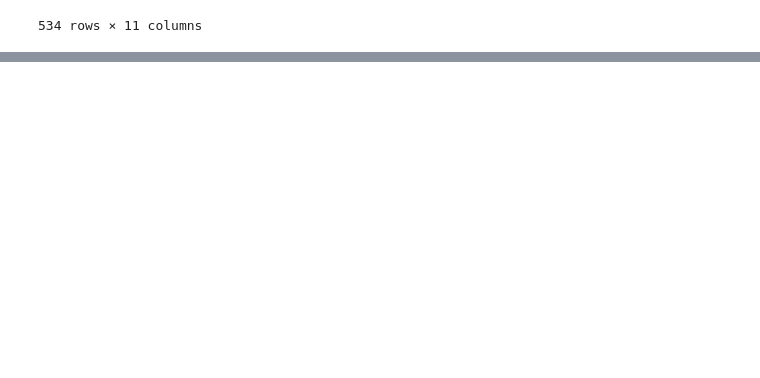
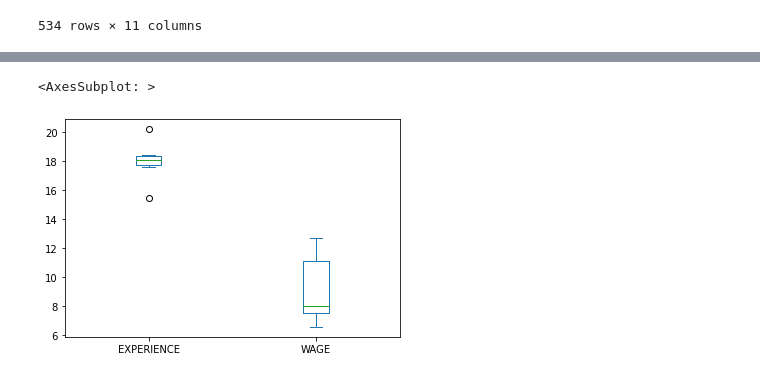
Before and after one commit to Verma09/digipodium, a Jupyter notebook: data_science/data_analysis4.ipynb, the cells around one changed output, grey strips where cells are left out. Drawn from its saved outputs; the diff is of its cells as text; code cells hidden in the pictures; blank space fills up the shorter version.

```diff
--- a/data_science/data_analysis4.ipynb
+++ b/data_science/data_analysis4.ipynb
@@ -88,0 +202,4 @@ df
+# %%
+df.sort_values(by='AGE',inplace=True)
+# %%
+df.sort_values(by=['RACE','WAGE'], ascending=[False,True], inplace=True)
@@ -88,0 +241,5 @@ df
+# %%
+df.groupby('OCCUPATION')['EXPERIENCE', 'WAGE'].mean().plot(kind='box')
+# %% [output]
+<AxesSubplot: >
+[figure, added]
```
Also changed, not shown: parts of 15 cells of this notebook, 6 other files.
